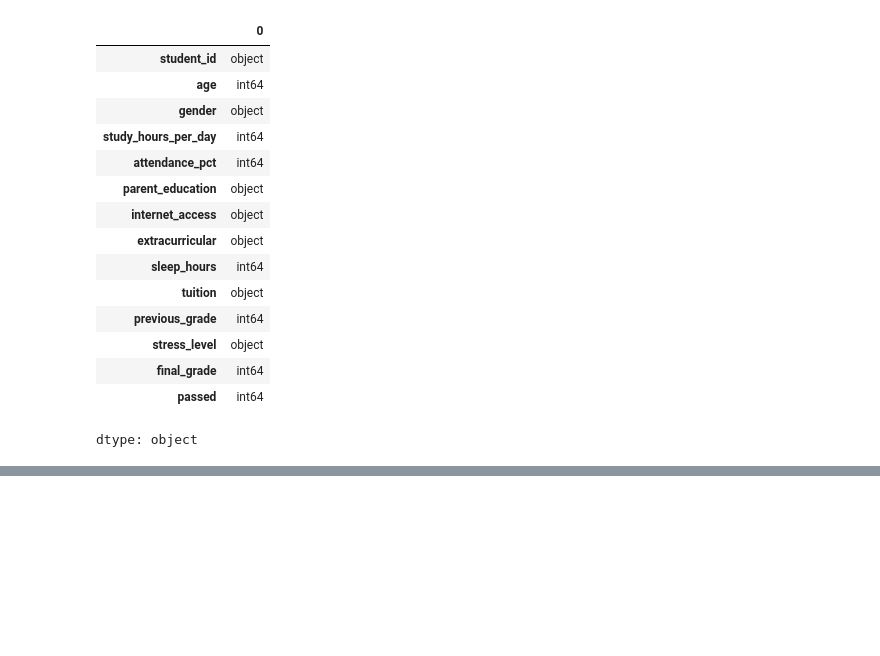
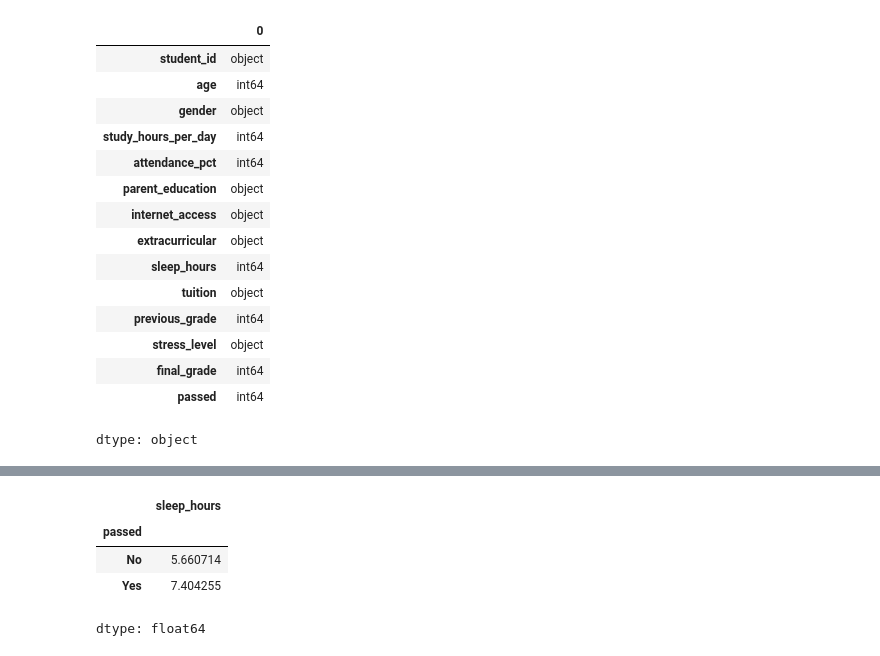
Before and after one commit to SandhuruT/Data_Science_01, a Jupyter notebook: Data_Science_03.ipynb, the cells around one changed output, grey strips where cells are left out. Saved outputs shown, nothing was run; the diff lists cells and outputs as text; code cells hidden in the pictures; blank space fills up the shorter version.

```diff
--- a/Data_Science_03.ipynb
+++ b/Data_Science_03.ipynb
@@ -155,0 +173,8 @@ array([2, 3, 1])
+# %%
+student_per.groupby("passed")["sleep_hours"].mean()
+# %% [output]
+|  | sleep_hours |
+| passed |  |
+| No | 5.660714 |
+| Yes | 7.404255 |
+dtype: float64
```
Also changed, not shown: parts of 6 cells of this notebook.
